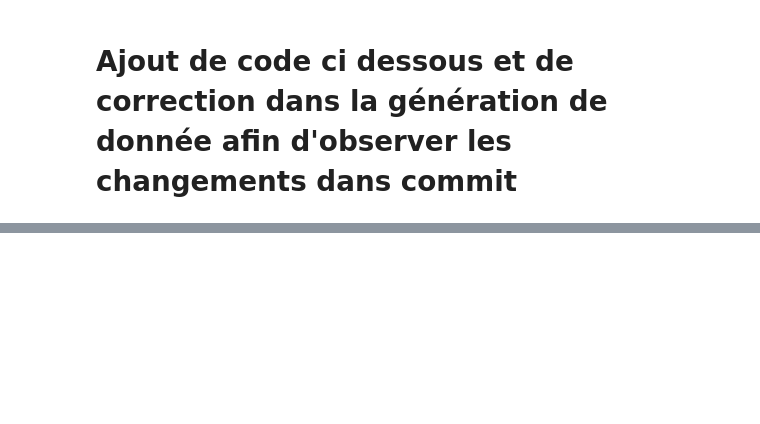
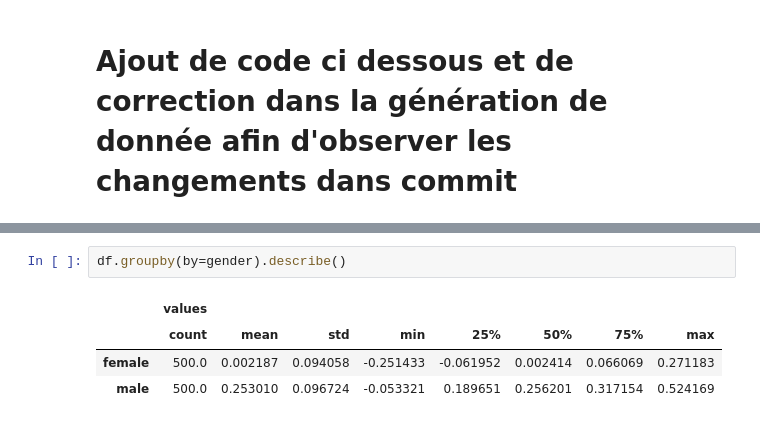
Before and after one commit to ppadilla-hub/CES_test, a Jupyter notebook: testSharingWithGitHubPablo.ipynb, the cells around one changed output, grey strips where cells are left out. Saved outputs shown, nothing was run; the diff lists cells and outputs as text; blank space fills up the shorter version.

```diff
--- a/testSharingWithGitHubPablo.ipynb
+++ b/testSharingWithGitHubPablo.ipynb
@@ -59,0 +62,7 @@ sns.displot(data= df, x='values', hue='gender', kind = 'kde', fill=True)
+# %%
+df.groupby(by=gender).describe()
+# %% [output]
+|  | values |  |  |  |  |  |  |  |
+|  | count | mean | std | min | 25% | 50% | 75% | max |
+| female | 500.0 | 0.002187 | 0.094058 | -0.251433 | -0.061952 | 0.002414 | 0.066069 | 0.271183 |
+| male | 500.0 | 0.253010 | 0.096724 | -0.053321 | 0.189651 | 0.256201 | 0.317154 | 0.524169 |
```
Also changed, not shown: parts of 6 cells of this notebook.
